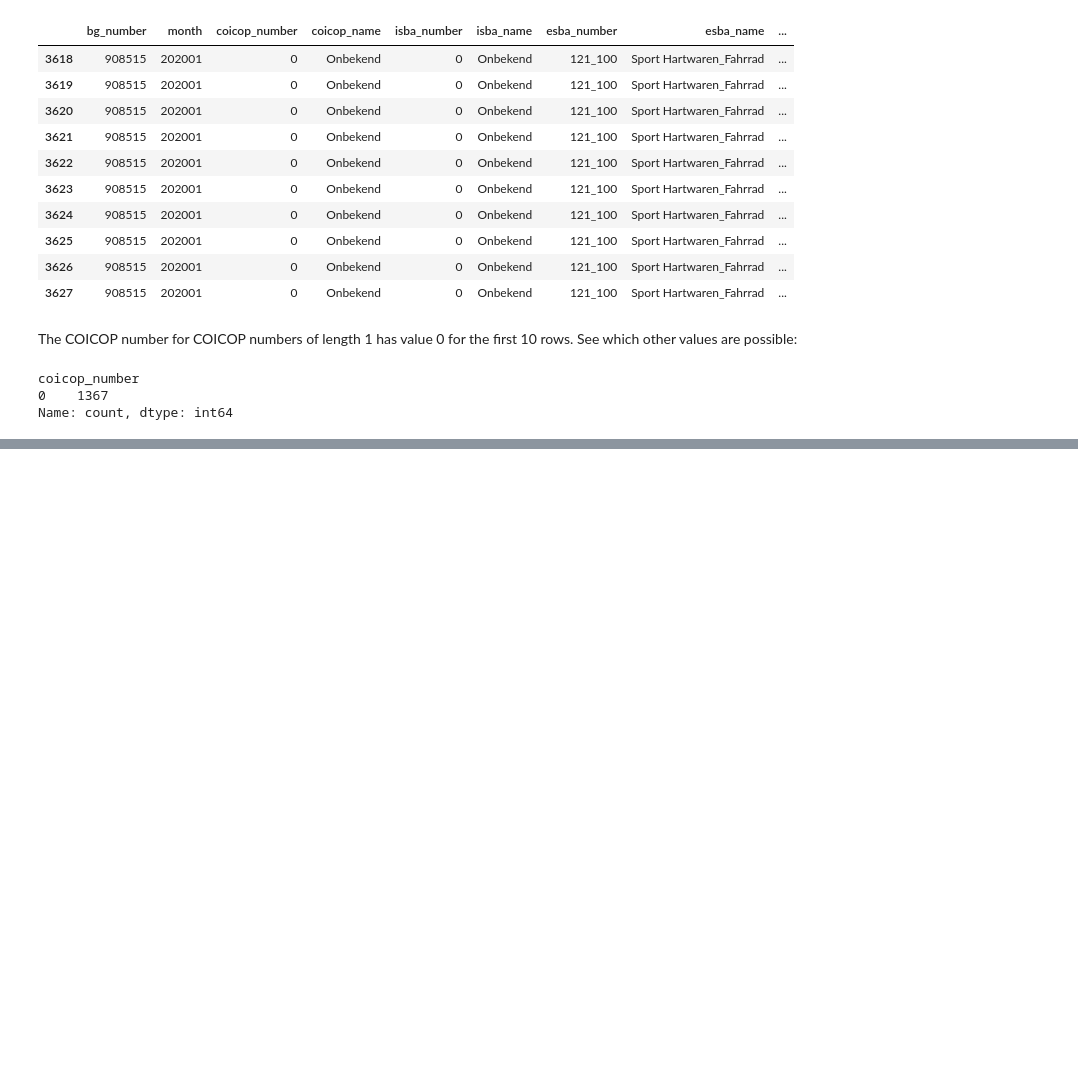
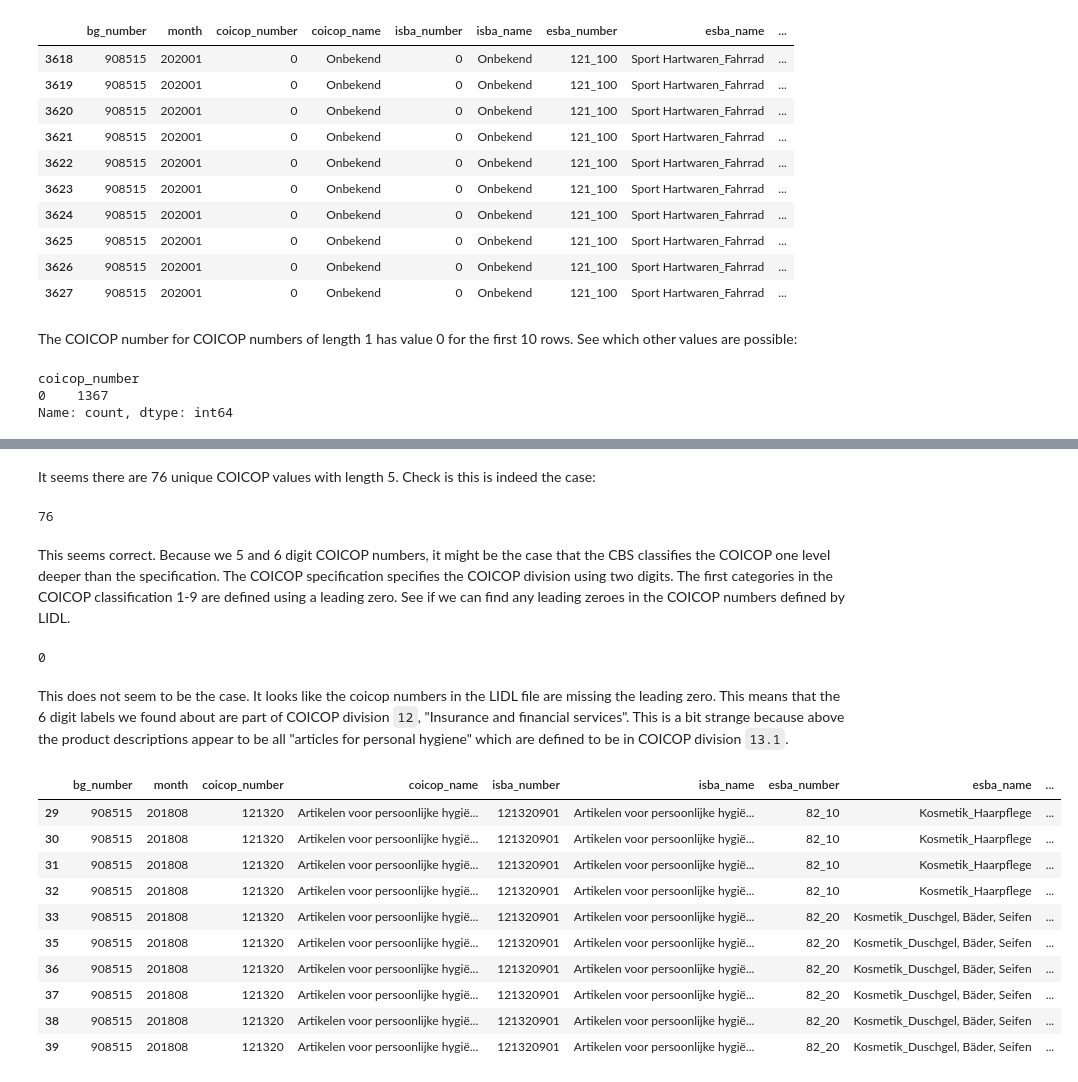
Before and after one commit to ssi-wp3/ssi-wp3, a Jupyter notebook: Notebooks/01-Data-Exploration.ipynb, the cells around one changed output, grey strips where cells are left out. Saved outputs shown, nothing was run; the diff lists cells and outputs as text; code cells hidden in the pictures; blank space fills up the shorter version.

```diff
--- a/Notebooks/01-Data-Exploration.ipynb
+++ b/Notebooks/01-Data-Exploration.ipynb
@@ -79,0 +131,28 @@ Name: count, dtype: int64
+# %% [markdown]
+It seems there are 76 unique COICOP values with length 5. Check is this is indeed the case:
+# %%
+lidl_df[lidl_df.coicop_number.str.len() == 5].coicop_number.nunique()
+# %% [output]
+76
+# %% [markdown]
+This seems correct. Because we 5 and 6 digit COICOP numbers, it might be the case that the CBS classifies the COICOP one level deeper than the specification. The COICOP specification specifies the COICOP division using two digits. The first categories in the COICOP classification 1-9 are defined using a leading zero. See if we can find any leading zeroes in the COICOP numbers defined by LIDL.
+# %%
+lidl_df[lidl_df.coicop_number.str.len() == 5].coicop_number.str.startswith("0").sum()
+# %% [output]
+0
+# %% [markdown]
+This does not seem to be the case. It looks like the coicop numbers in the LIDL file are missing the leading zero. This means that the 6 digit labels we found about are part of COICOP division `12`, "Insurance and financial services". This is a bit strange because above the product descriptions appear to be all "articles for personal hygiene" which are defined to be in COICOP division `13.1`.
+# %%
+lidl_df[(lidl_df.coicop_number.str.len() == 6) & (lidl_df.coicop_number.str.startswith("12"))].head(10)
+# %% [output]
+|  | bg_number | month | coicop_number | coicop_name | isba_number | isba_name | esba_number | esba_name | ... |
+| 29 | 908515 | 201808 | 121320 | Artikelen voor persoonlijke hygië... | 121320901 | Artikelen voor persoonlijke hygië... | 82_10 | Kosmetik_Haarpflege | ... |
+| 30 | 908515 | 201808 | 121320 | Artikelen voor persoonlijke hygië... | 121320901 | Artikelen voor persoonlijke hygië... | 82_10 | Kosmetik_Haarpflege | ... |
+| 31 | 908515 | 201808 | 121320 | Artikelen voor persoonlijke hygië... | 121320901 | Artikelen voor persoonlijke hygië... | 82_10 | Kosmetik_Haarpflege | ... |
+| 32 | 908515 | 201808 | 121320 | Artikelen voor persoonlijke hygië... | 121320901 | Artikelen voor persoonlijke hygië... | 82_10 | Kosmetik_Haarpflege | ... |
+| 33 | 908515 | 201808 | 121320 | Artikelen voor persoonlijke hygië... | 121320901 | Artikelen voor persoonlijke hygië... | 82_20 | Kosmetik_Duschgel, Bäder, Seifen | ... |
+| 35 | 908515 | 201808 | 121320 | Artikelen voor persoonlijke hygië... | 121320901 | Artikelen voor persoonlijke hygië... | 82_20 | Kosmetik_Duschgel, Bäder, Seifen | ... |
+| 36 | 908515 | 201808 | 121320 | Artikelen voor persoonlijke hygië... | 121320901 | Artikelen voor persoonlijke hygië... | 82_20 | Kosmetik_Duschgel, Bäder, Seifen | ... |
+| 37 | 908515 | 201808 | 121320 | Artikelen voor persoonlijke hygië... | 121320901 | Artikelen voor persoonlijke hygië... | 82_20 | Kosmetik_Duschgel, Bäder, Seifen | ... |
+| 38 | 908515 | 201808 | 121320 | Artikelen voor persoonlijke hygië... | 121320901 | Artikelen voor persoonlijke hygië... | 82_20 | Kosmetik_Duschgel, Bäder, Seifen | ... |
+| 39 | 908515 | 201808 | 121320 | Artikelen voor persoonlijke hygië... | 121320901 | Artikelen voor persoonlijke hygië... | 82_20 | Kosmetik_Duschgel, Bäder, Seifen | ... |
```
Also changed, not shown: parts of 6 cells of this notebook.
